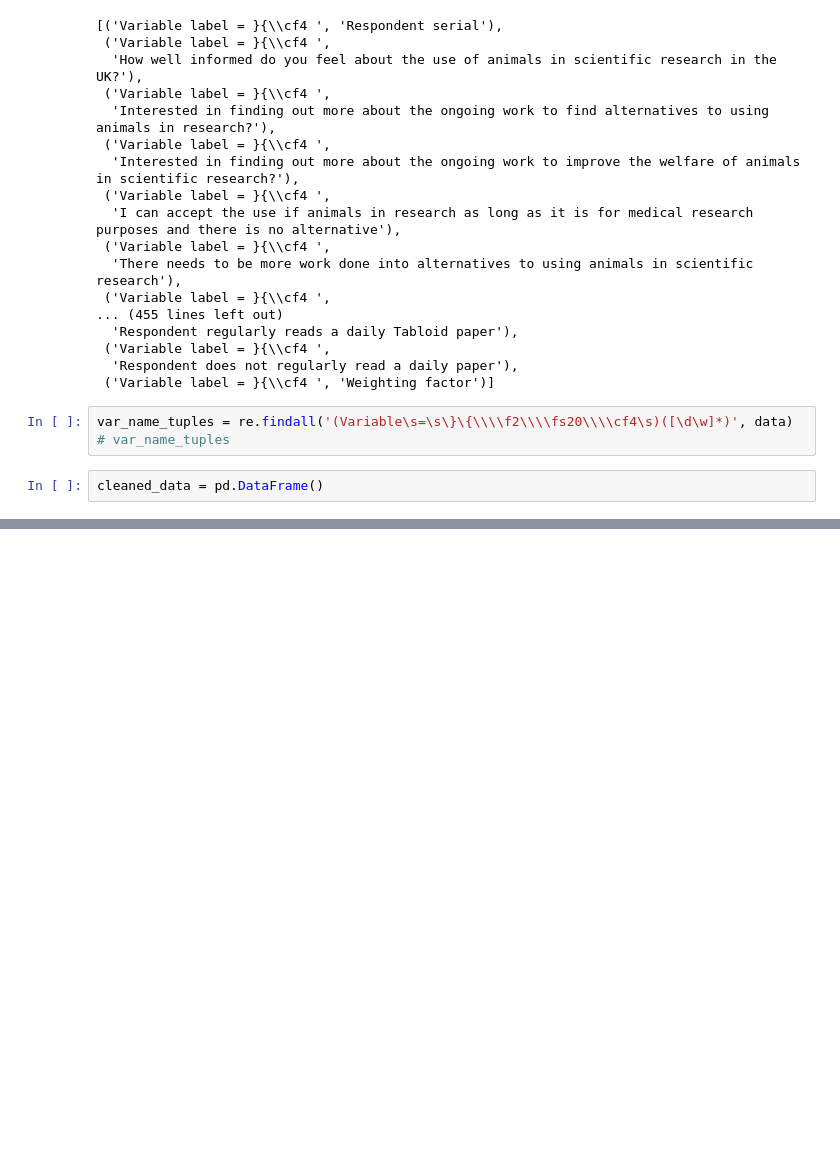
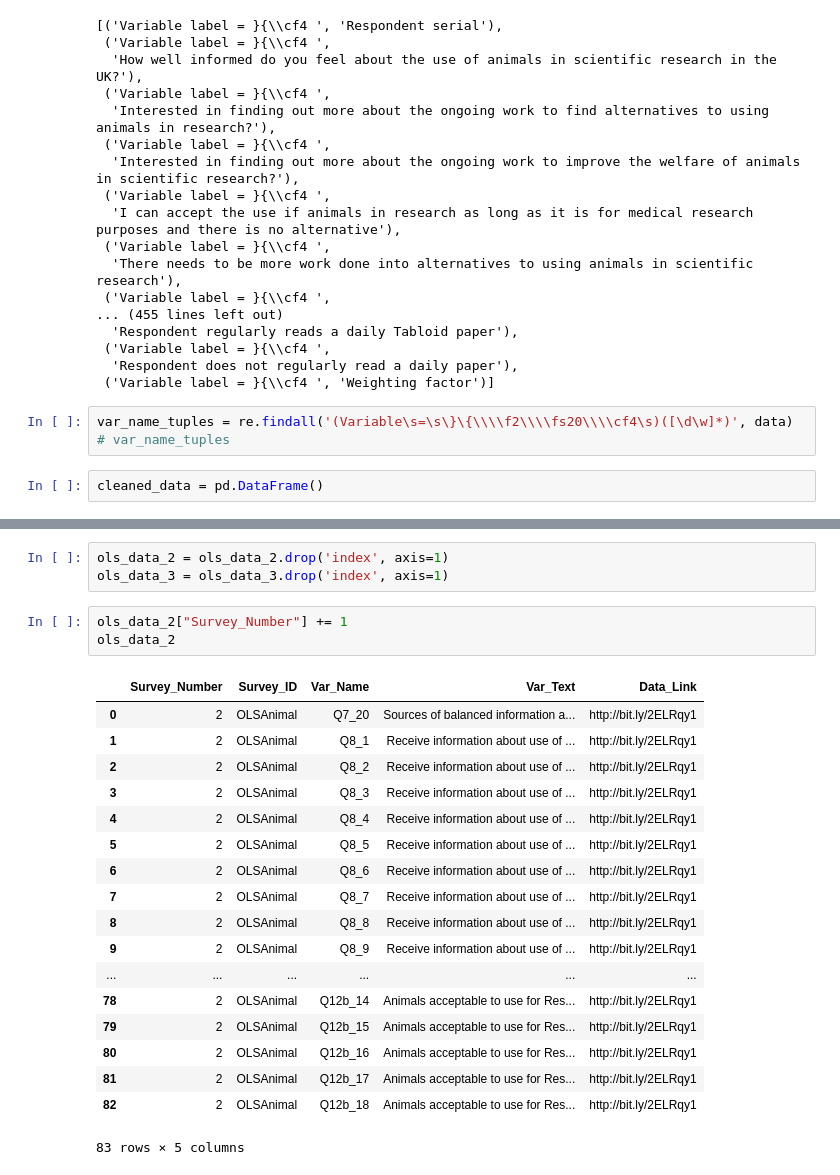
Before and after one commit to bethbailey/survey-search, a Jupyter notebook: Data/Public Attitudes towards Animal Research 2016/Cleaning OLS Animal Data.ipynb, the cells around one changed output, grey strips where cells are left out. Drawn from its saved outputs; the diff is of its cells as text; blank space fills up the shorter version.

```diff
--- a/Data/Public Attitudes towards Animal Research 2016/Cleaning OLS Animal Data.ipynb
+++ b/Data/Public Attitudes towards Animal Research 2016/Cleaning OLS Animal Data.ipynb
@@ -54,0 +95,25 @@ cleaned_data.to_csv(path_or_buf
+# %%
+ols_data_2 = ols_data_2.drop('index', axis=1)
+ols_data_3 = ols_data_3.drop('index', axis=1)
+# %%
+ols_data_2["Survey_Number"] += 1
+ols_data_2
+# %% [output]
+|  | Survey_Number | Survey_ID | Var_Name | Var_Text | Data_Link |
+| 0 | 2 | OLSAnimal | Q7_20 | Sources of balanced information a... | http://bit.ly/2ELRqy1 |
+| 1 | 2 | OLSAnimal | Q8_1 | Receive information about use of ... | http://bit.ly/2ELRqy1 |
+| 2 | 2 | OLSAnimal | Q8_2 | Receive information about use of ... | http://bit.ly/2ELRqy1 |
+| 3 | 2 | OLSAnimal | Q8_3 | Receive information about use of ... | http://bit.ly/2ELRqy1 |
+| 4 | 2 | OLSAnimal | Q8_4 | Receive information about use of ... | http://bit.ly/2ELRqy1 |
+| 5 | 2 | OLSAnimal | Q8_5 | Receive information about use of ... | http://bit.ly/2ELRqy1 |
+| 6 | 2 | OLSAnimal | Q8_6 | Receive information about use of ... | http://bit.ly/2ELRqy1 |
+| 7 | 2 | OLSAnimal | Q8_7 | Receive information about use of ... | http://bit.ly/2ELRqy1 |
+| 8 | 2 | OLSAnimal | Q8_8 | Receive information about use of ... | http://bit.ly/2ELRqy1 |
+| 9 | 2 | OLSAnimal | Q8_9 | Receive information about use of ... | http://bit.ly/2ELRqy1 |
+| ... | ... | ... | ... | ... | ... |
+| 78 | 2 | OLSAnimal | Q12b_14 | Animals acceptable to use for Res... | http://bit.ly/2ELRqy1 |
+| 79 | 2 | OLSAnimal | Q12b_15 | Animals acceptable to use for Res... | http://bit.ly/2ELRqy1 |
+| 80 | 2 | OLSAnimal | Q12b_16 | Animals acceptable to use for Res... | http://bit.ly/2ELRqy1 |
+| 81 | 2 | OLSAnimal | Q12b_17 | Animals acceptable to use for Res... | http://bit.ly/2ELRqy1 |
+| 82 | 2 | OLSAnimal | Q12b_18 | Animals acceptable to use for Res... | http://bit.ly/2ELRqy1 |
+83 rows × 5 columns
```
Also changed, not shown: parts of 14 cells of this notebook.
